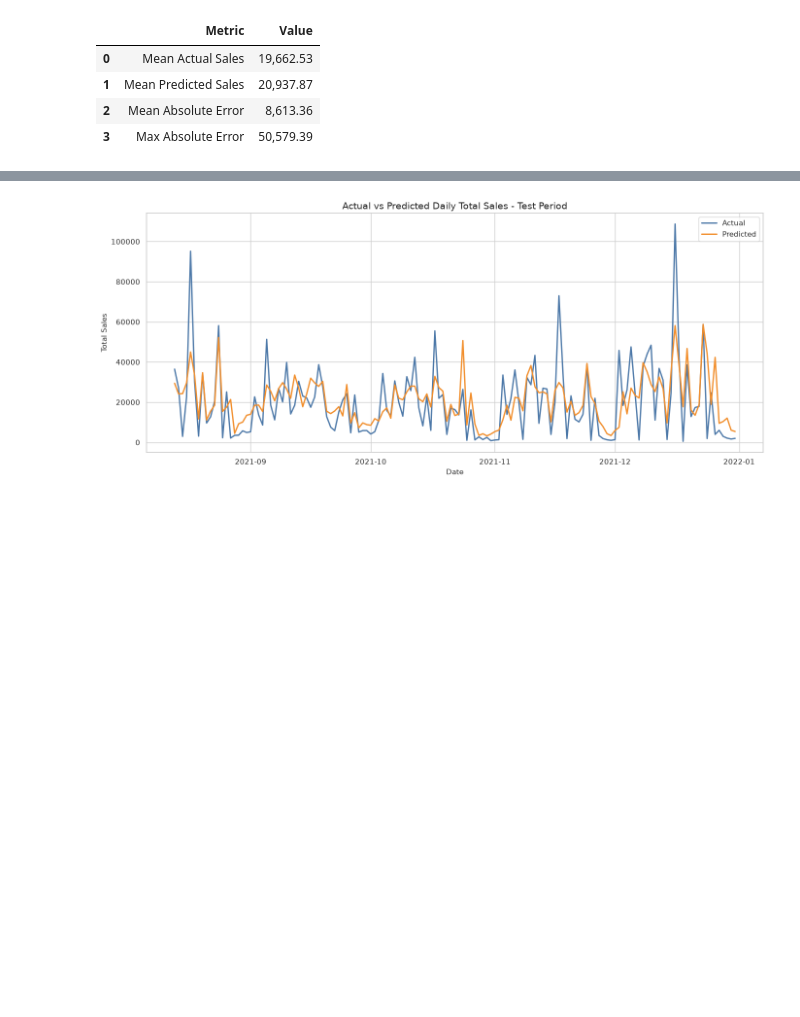
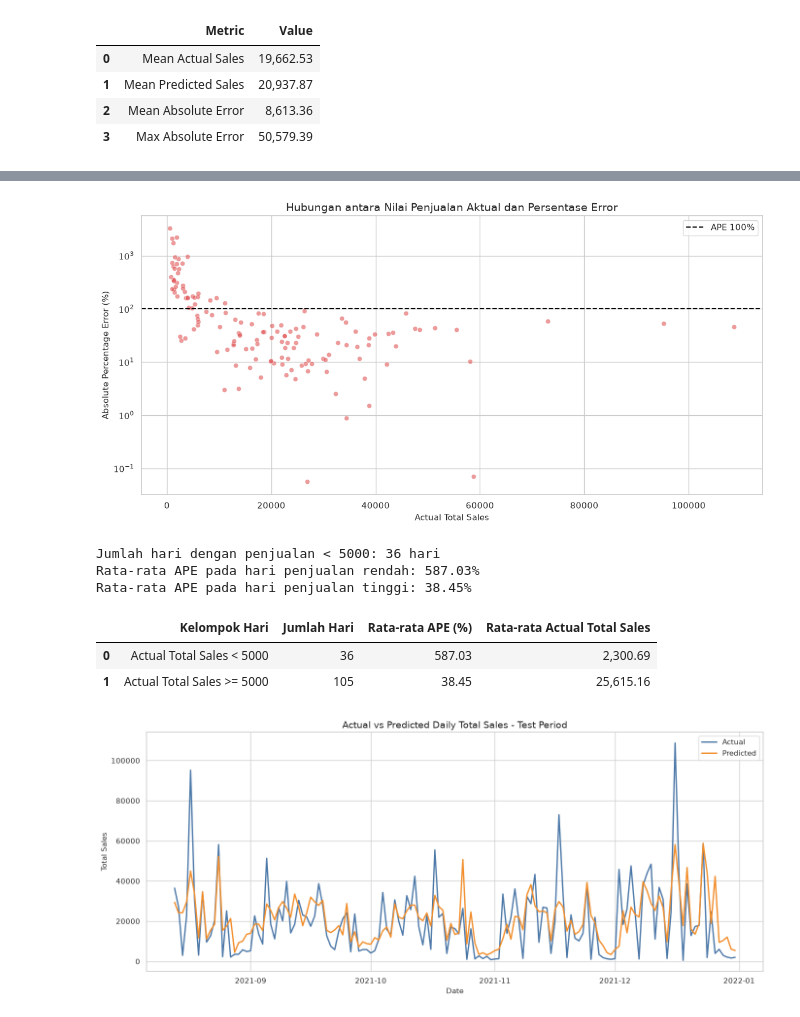
Before and after one commit to albertabayor/uas-peramlan, a Jupyter notebook: UAS_Peramalan_Random_Forest_Forecasting.ipynb, the cells around one changed output, grey strips where cells are left out. Saved outputs shown, nothing was run; the diff lists cells and outputs as text; code cells hidden in the pictures; blank space fills up the shorter version.

```diff
--- a/UAS_Peramalan_Random_Forest_Forecasting.ipynb
+++ b/UAS_Peramalan_Random_Forest_Forecasting.ipynb
@@ -616,3 +647,57 @@ Ringkasan hasil prediksi:
+# %%
+# Visualisasi hubungan antara Actual Sales dan APE (Absolute Percentage Error)
+ape_plot_data = prediction_results.dropna(subset=["Absolute Percentage Error"]).copy()
+ape_plot_data = ape_plot_data[ape_plot_data["Absolute Percentage Error"] > 0]
+
+plt.figure(figsize=(12, 6))
+sns.scatterplot(
+    data=ape_plot_data,
+    x="Actual Total Sales",
+    y="Absolute Percentage Error",
+    color="#E15759",
+    alpha=0.6
+)
+plt.axhline(y=100, color="black", linestyle="--", label="APE 100%")
+plt.title("Hubungan antara Nilai Penjualan Aktual dan Persentase Error")
+plt.xlabel("Actual Total Sales")
+plt.ylabel("Absolute Percentage Error (%)")
+plt.yscale("log")
+plt.legend()
+plt.tight_layout()
+plt.show()
+
+# Menghitung berapa banyak hari dengan penjualan rendah yang memperbesar MAPE
+low_sales_threshold = 5000
+low_sales_days = prediction_results[prediction_results["Actual Total Sales"] < low_sales_threshold]
+high_sales_days = prediction_results[prediction_results["Actual Total Sales"] >= low_sales_threshold]
+
+low_sales_ape_mean = low_sales_days["Absolute Percentage Error"].mean()
+high_sales_ape_mean = high_sales_days["Absolute Percentage Error"].mean()
+
+print(f"Jumlah hari dengan penjualan < {low_sales_threshold}: {len(low_sales_days)} hari")
+print(f"Rata-rata APE pada hari penjualan rendah: {low_sales_ape_mean:.2f}%")
+print(f"Rata-rata APE pada hari penjualan tinggi: {high_sales_ape_mean:.2f}%")
+
+display(pd.DataFrame({
+    "Kelompok Hari": [
+        f"Actual Total Sales < {low_sales_threshold}",
+        f"Actual Total Sales >= {low_sales_threshold}"
+    ],
+    "Jumlah Hari": [len(low_sales_days), len(high_sales_days)],
+    "Rata-rata APE (%)": [low_sales_ape_mean, high_sales_ape_mean],
+    "Rata-rata Actual Total Sales": [
+        low_sales_days["Actual Total Sales"].mean(),
+        high_sales_days["Actual Total Sales"].mean()
+    ]
+}))
+# %% [output]
+[figure, added]
+Jumlah hari dengan penjualan < 5000: 36 hari
+Rata-rata APE pada hari penjualan rendah: 587.03%
+Rata-rata APE pada hari penjualan tinggi: 38.45%
+|  | Kelompok Hari | Jumlah Hari | Rata-rata APE (%) | Rata-rata Actual Total Sales |
+| 0 | Actual Total Sales < 5000 | 36 | 587.03 | 2,300.69 |
+| 1 | Actual Total Sales >= 5000 | 105 | 38.45 | 25,615.16 |
 # %%
 # Visualisasi actual vs predicted pada data testing
 plt.figure(figsize=(14, 6))
```
Also changed, not shown: parts of 6 cells of this notebook.
